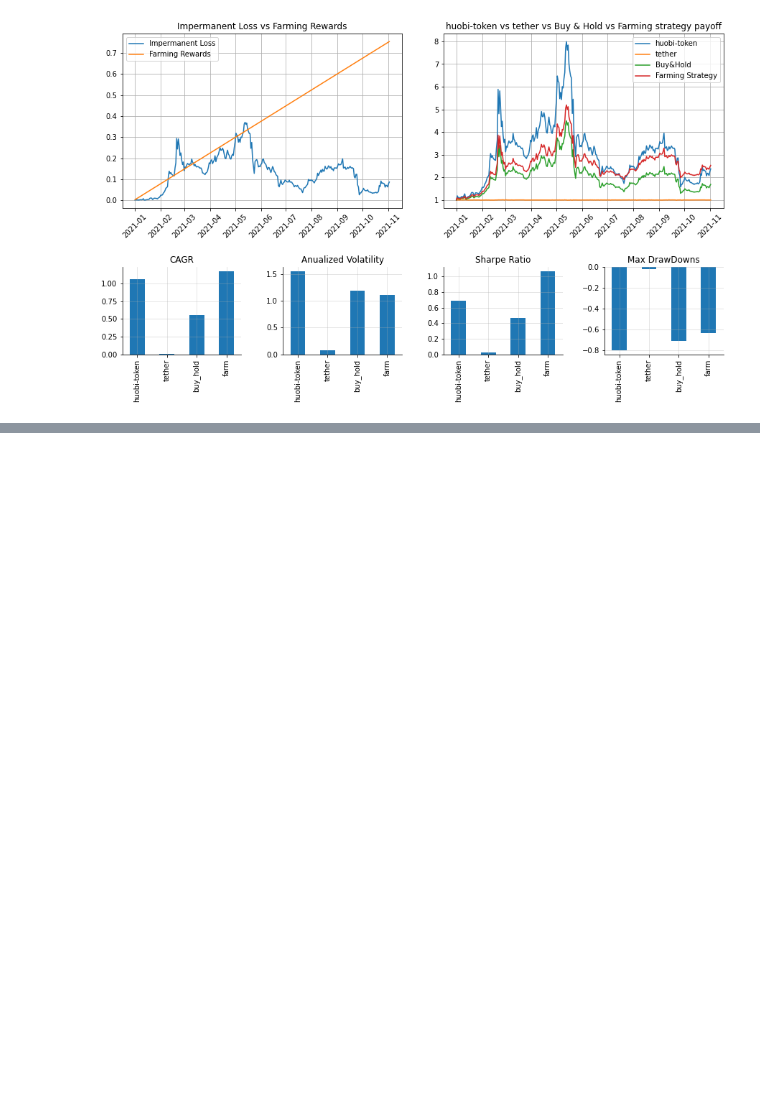
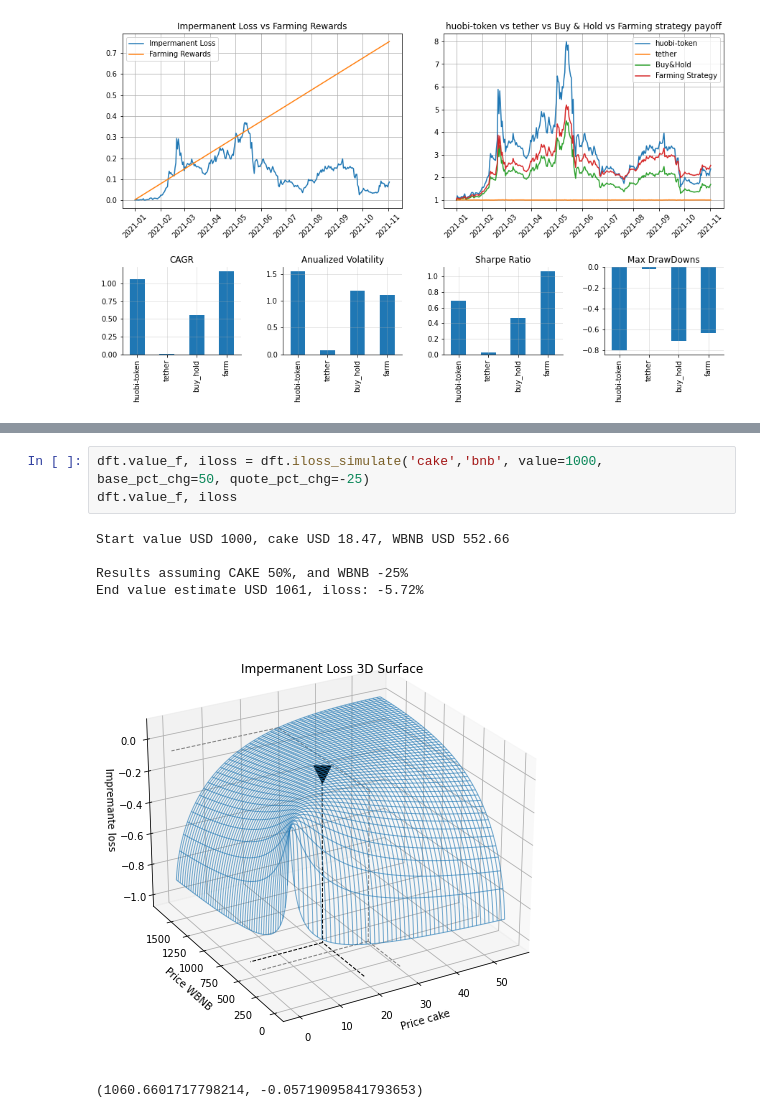
Before and after one commit to gauss314/defi, a Jupyter notebook: defi/test.ipynb, the cells around one changed output, grey strips where cells are left out. Drawn from its saved outputs; the diff is of its cells as text; blank space fills up the shorter version.

```diff
--- a/defi/test.ipynb
+++ b/defi/test.ipynb
@@ -111,0 +149,10 @@ Downloading tether
+# %%
+dft.value_f, iloss = dft.iloss_simulate('cake','bnb', value=1000, base_pct_chg=50, quote_pct_chg=-25)
+dft.value_f, iloss
+# %% [output]
+Start value USD 1000, cake USD 18.47, WBNB USD 552.66
+
+Results assuming CAKE 50%, and WBNB -25%
+End value estimate USD 1061, iloss: -5.72%
+[figure, added]
+(1060.6601717798214, -0.05719095841793653)
```
Also changed, not shown: parts of 2 cells of this notebook, 2 other files.
